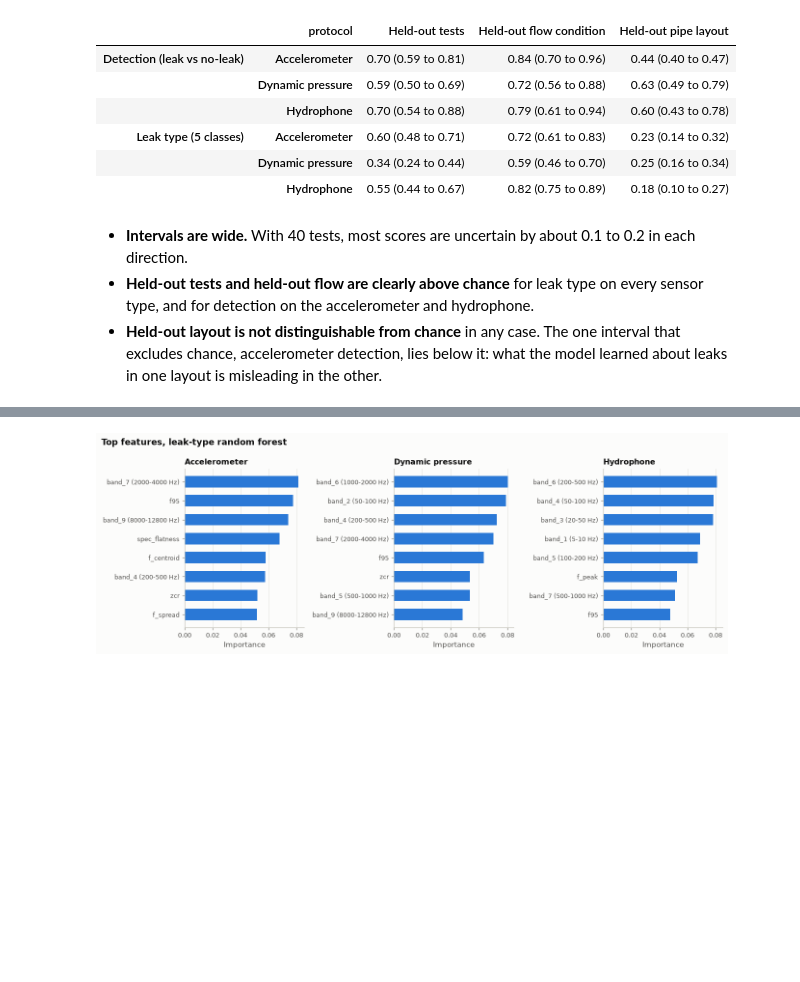
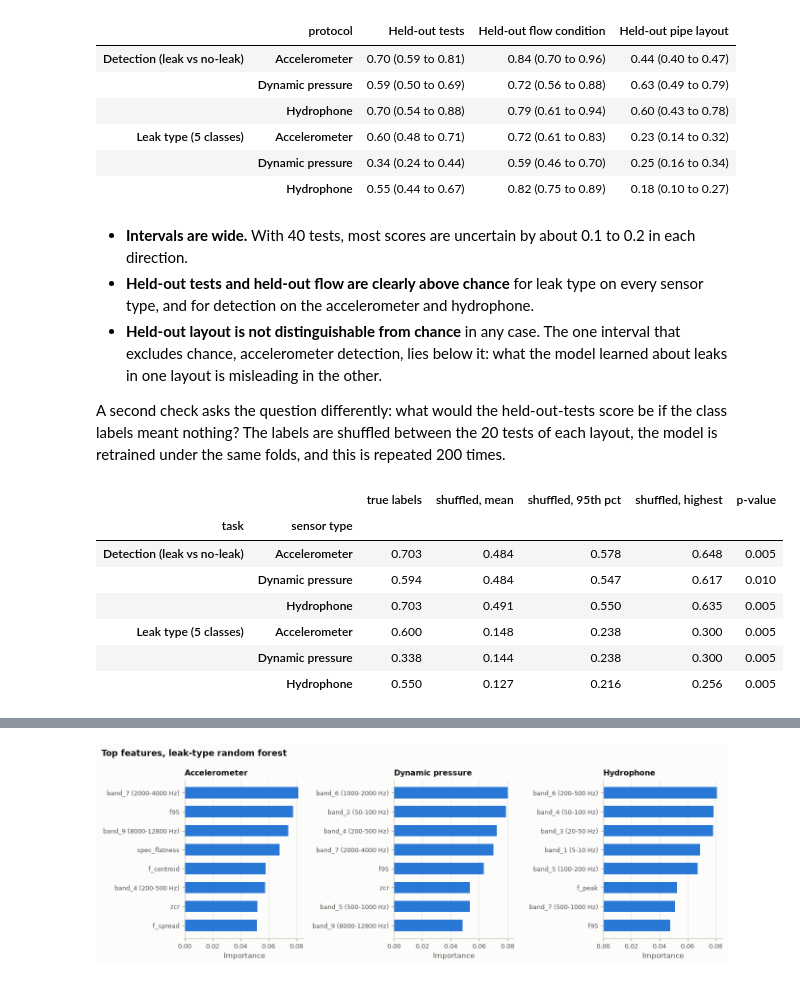
Before and after one commit to PeterImoniose/water-leak-detection-generalisation, a Jupyter notebook: notebooks/03_modelling.ipynb, the cells around one changed output, grey strips where cells are left out. Cells and saved outputs as stored; diff of their text form; code cells hidden in the pictures; blank space fills up the shorter version.

```diff
--- a/notebooks/03_modelling.ipynb
+++ b/notebooks/03_modelling.ipynb
@@ -379,3 +379,25 @@ ci_table.rename(index=TASK_NAMES, level=0).rename(index=ld.SENSOR_NAMES, level=1
 - **Intervals are wide.** With 40 tests, most scores are uncertain by about 0.1 to 0.2 in each direction.
 - **Held-out tests and held-out flow are clearly above chance** for leak type on every sensor type, and for detection on the accelerometer and hydrophone.
 - **Held-out layout is not distinguishable from chance** in any case. The one interval that excludes chance, accelerometer detection, lies below it: what the model learned about leaks in one layout is misleading in the other.
+
+A second check asks the question differently: what would the held-out-tests score be if the class labels meant nothing? The labels are shuffled between the 20 tests of each layout, the model is retrained under the same folds, and this is repeated 200 times.
+# %%
+perm = pd.read_csv(RESULTS / "check_permutation.csv")
+rows = []
+for task in ev.TASKS:
+    for stype in "APH":
+        g = perm[(perm.task == task) & (perm.sensor_type == stype)]
+        observed, null = g[g.seed < 0].score.iloc[0], g[g.seed >= 0].score
+        rows.append({"task": TASK_NAMES[task], "sensor type": ld.SENSOR_NAMES[stype], "true labels": observed,
+                     "shuffled, mean": null.mean(), "shuffled, 95th pct": null.quantile(0.95), "shuffled, highest": null.max(),
+                     "p-value": (1 + (null >= observed).sum()) / (1 + len(null))})
+pd.DataFrame(rows).set_index(["task", "sensor type"]).round(3)
+# %% [output]
+|  |  | true labels | shuffled, mean | shuffled, 95th pct | shuffled, highest | p-value |
+| task | sensor type |  |  |  |  |  |
+| Detection (leak vs no-leak) | Accelerometer | 0.703 | 0.484 | 0.578 | 0.648 | 0.005 |
+|  | Dynamic pressure | 0.594 | 0.484 | 0.547 | 0.617 | 0.010 |
+|  | Hydrophone | 0.703 | 0.491 | 0.550 | 0.635 | 0.005 |
+| Leak type (5 classes) | Accelerometer | 0.600 | 0.148 | 0.238 | 0.300 | 0.005 |
+|  | Dynamic pressure | 0.338 | 0.144 | 0.238 | 0.300 | 0.005 |
+|  | Hydrophone | 0.550 | 0.127 | 0.216 | 0.256 | 0.005 |
```
Also changed, not shown: parts of 14 cells of this notebook, 8 other files.
